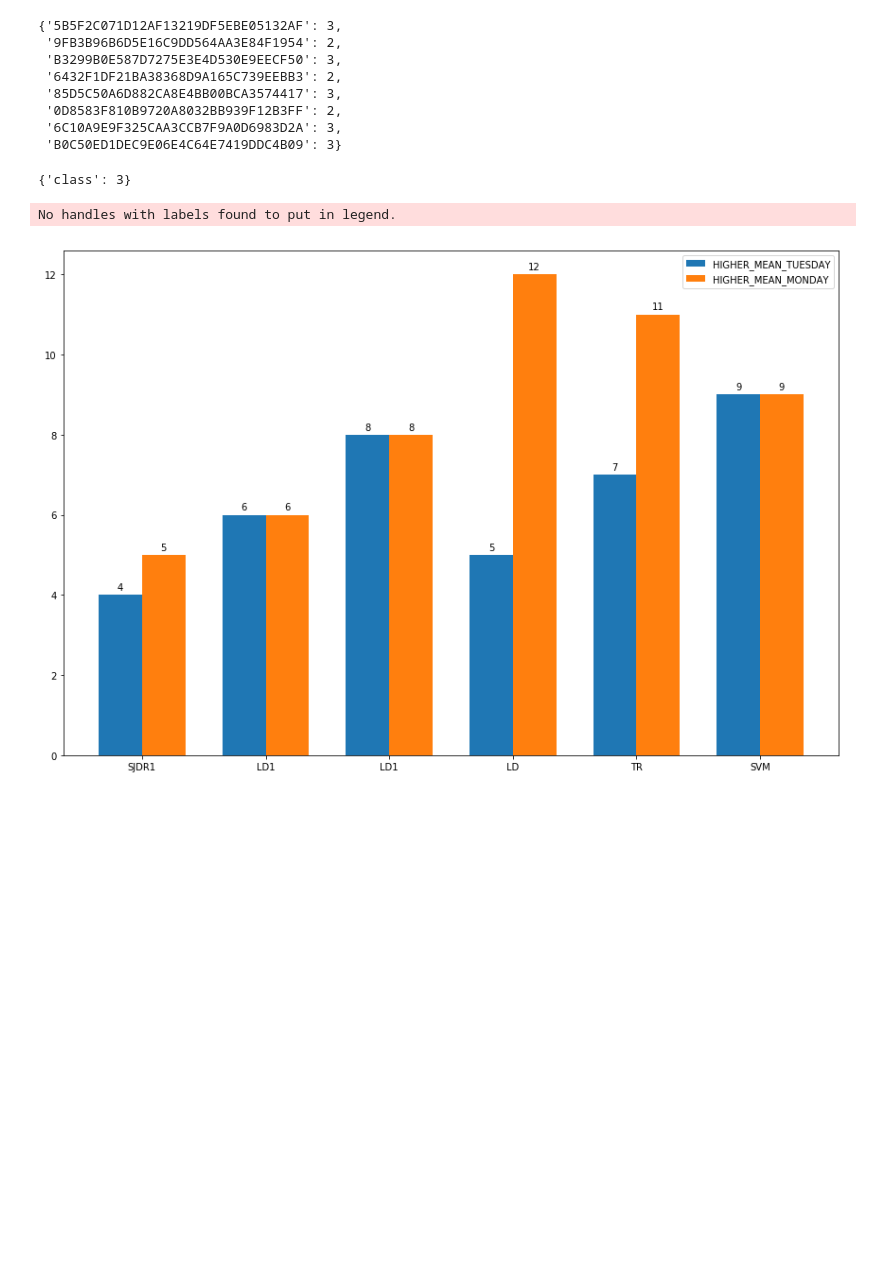
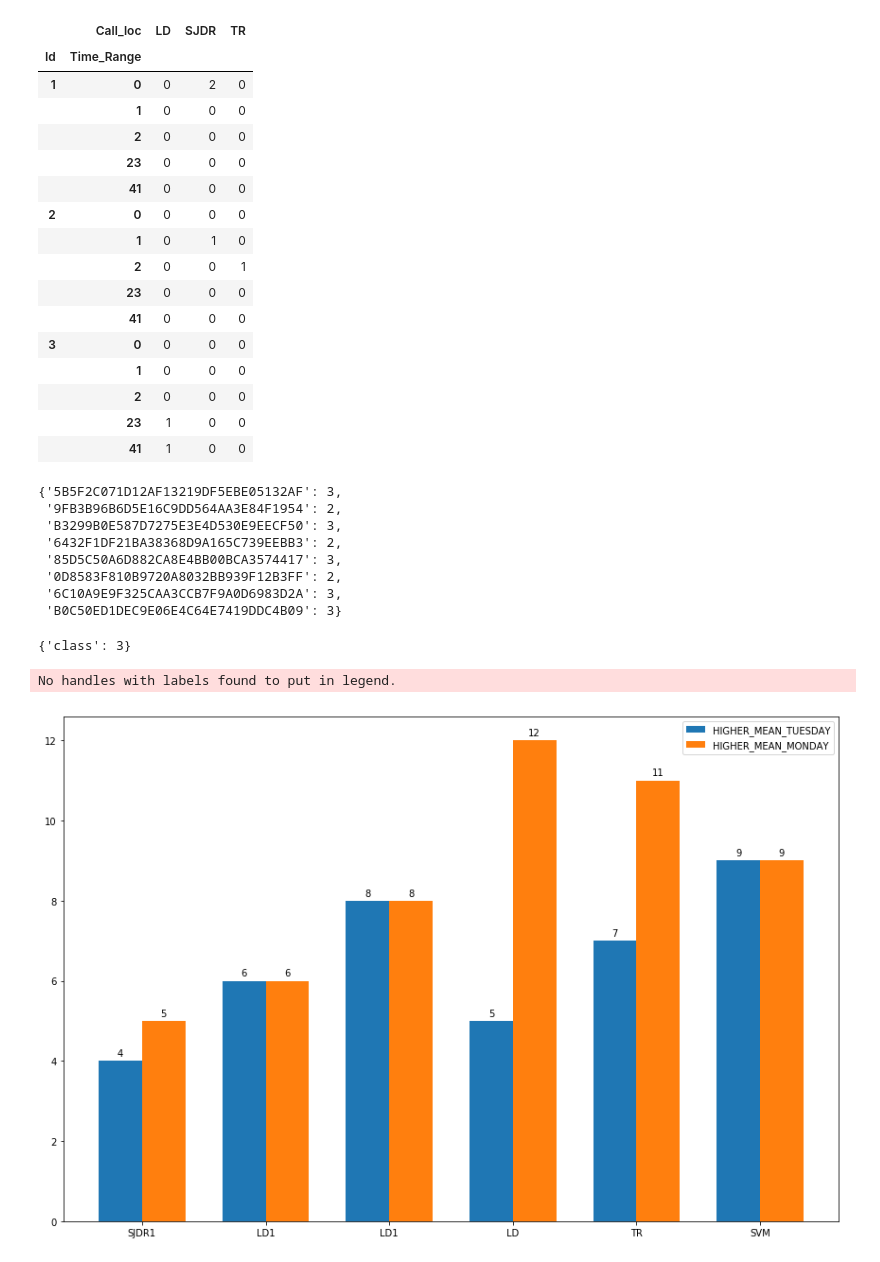
Before and after one commit to ghmc91/Projeto_Mestrado, a Jupyter notebook: Tests.ipynb, the cells around one changed output. Saved outputs shown, nothing was run; the diff lists cells and outputs as text; code cells hidden in the pictures; blank space fills up the shorter version.

```diff
--- a/Tests.ipynb
+++ b/Tests.ipynb
@@ -25,3 +42,26 @@ pd.crosstab(df.Id, df.Call_loc)
+# %%
+s = df.groupby([*df.columns]).size()
+s = s.unstack([1,2]).stack(dropna=False).fillna(0, downcast='infer')
+# %%
+s
+# %% [output]
+|  | Call_loc | LD | SJDR | TR |
+| Id | Time_Range |  |  |  |
+| 1 | 0 | 0 | 2 | 0 |
+|  | 1 | 0 | 0 | 0 |
+|  | 2 | 0 | 0 | 0 |
+|  | 23 | 0 | 0 | 0 |
+|  | 41 | 0 | 0 | 0 |
+| 2 | 0 | 0 | 0 | 0 |
+|  | 1 | 0 | 1 | 0 |
+|  | 2 | 0 | 0 | 1 |
+|  | 23 | 0 | 0 | 0 |
+|  | 41 | 0 | 0 | 0 |
+| 3 | 0 | 0 | 0 | 0 |
+|  | 1 | 0 | 0 | 0 |
+|  | 2 | 0 | 0 | 0 |
+|  | 23 | 1 | 0 | 0 |
+|  | 41 | 1 | 0 | 0 |
 # %%
 G = nx.read_gml('/home/gustavo/Desktop/Mestrado/mestrado_dados/Redes/Teste.gml')
 dict_users = {"5B5F2C071D12AF13219DF5EBE05132AF": 3,
```
Also changed, not shown: parts of 6 cells of this notebook, 3 other files.
